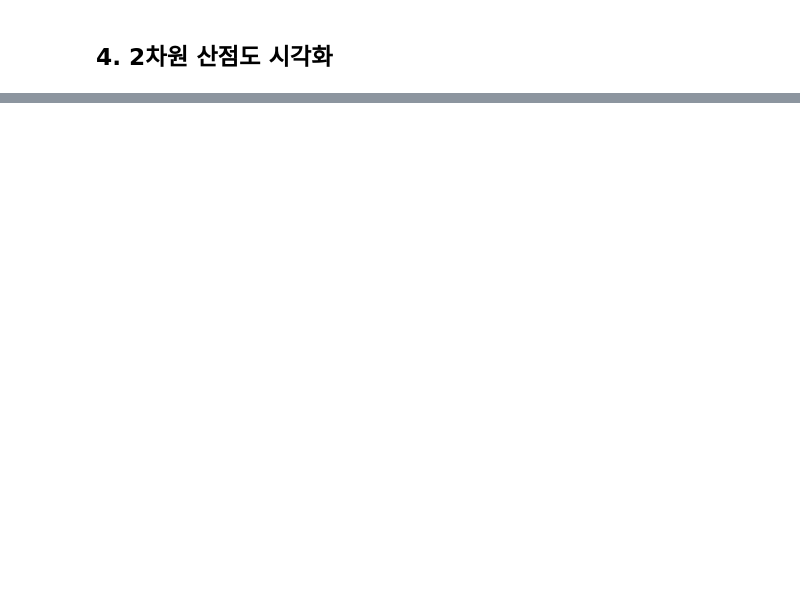
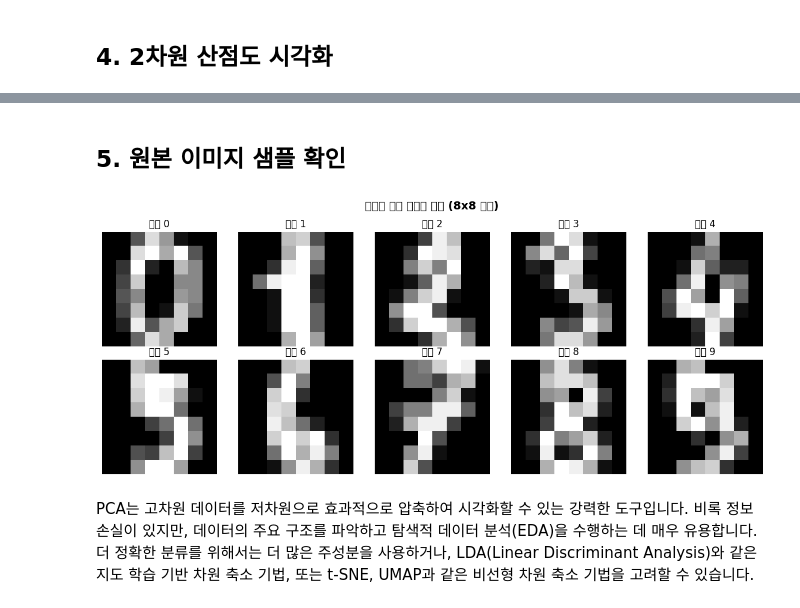
Before and after one commit to screamingpeanut01/DartBase, a Jupyter notebook: 2025-2ML/Week6/Week6.ipynb, the cells around one changed output, grey strips where cells are left out. Saved outputs shown, nothing was run; the diff lists cells and outputs as text; code cells hidden in the pictures; blank space fills up the shorter version.

```diff
--- a/2025-2ML/Week6/Week6.ipynb
+++ b/2025-2ML/Week6/Week6.ipynb
@@ -163,0 +85,21 @@ print(f"95% 분산 설명에 필요한 주성분 개수: {n_95}개")
+# %% [markdown]
+## 5. 원본 이미지 샘플 확인
+# %%
+# 각 숫자의 샘플 이미지 확인
+fig, axes = plt.subplots(2, 5, figsize=(12, 5))
+axes = axes.ravel()
+
+for digit in range(10):
+    # 각 숫자의 첫 번째 샘플 선택
+    idx = np.where(y == digit)[0][0]
+    axes[digit].imshow(digits.images[idx], cmap='gray')
+    axes[digit].set_title(f'숫자 {digit}')
+    axes[digit].axis('off')
+
+plt.suptitle('손글씨 숫자 데이터 샘플 (8x8 픽셀)', fontsize=14, fontweight='bold')
+plt.tight_layout()
+plt.show()
+# %% [output]
+[figure, added]
+# %% [markdown]
+PCA는 고차원 데이터를 저차원으로 효과적으로 압축하여 시각화할 수 있는 강력한 도구입니다. 비록 정보 손실이 있지만, 데이터의 주요 구조를 파악하고 탐색적 데이터 분석(EDA)을 수행하는 데 매우 유용합니다. 더 정확한 분류를 위해서는 더 많은 주성분을 사용하거나, LDA(Linear Discriminant Analysis)와 같은 지도 학습 기반 차원 축소 기법, 또는 t-SNE, UMAP과 같은 비선형 차원 축소 기법을 고려할 수 있습니다.
```
Also changed, not shown: parts of 13 cells of this notebook.
